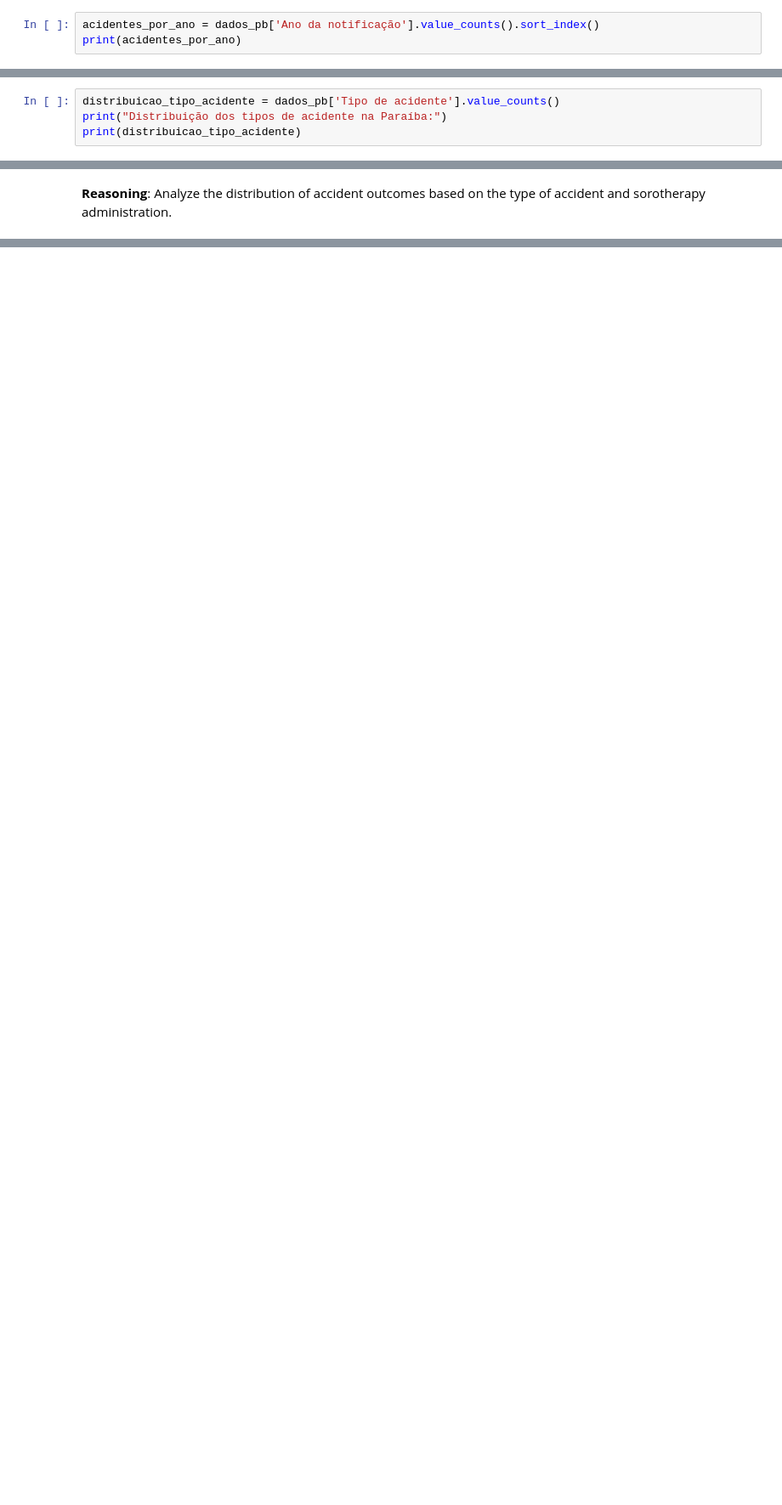
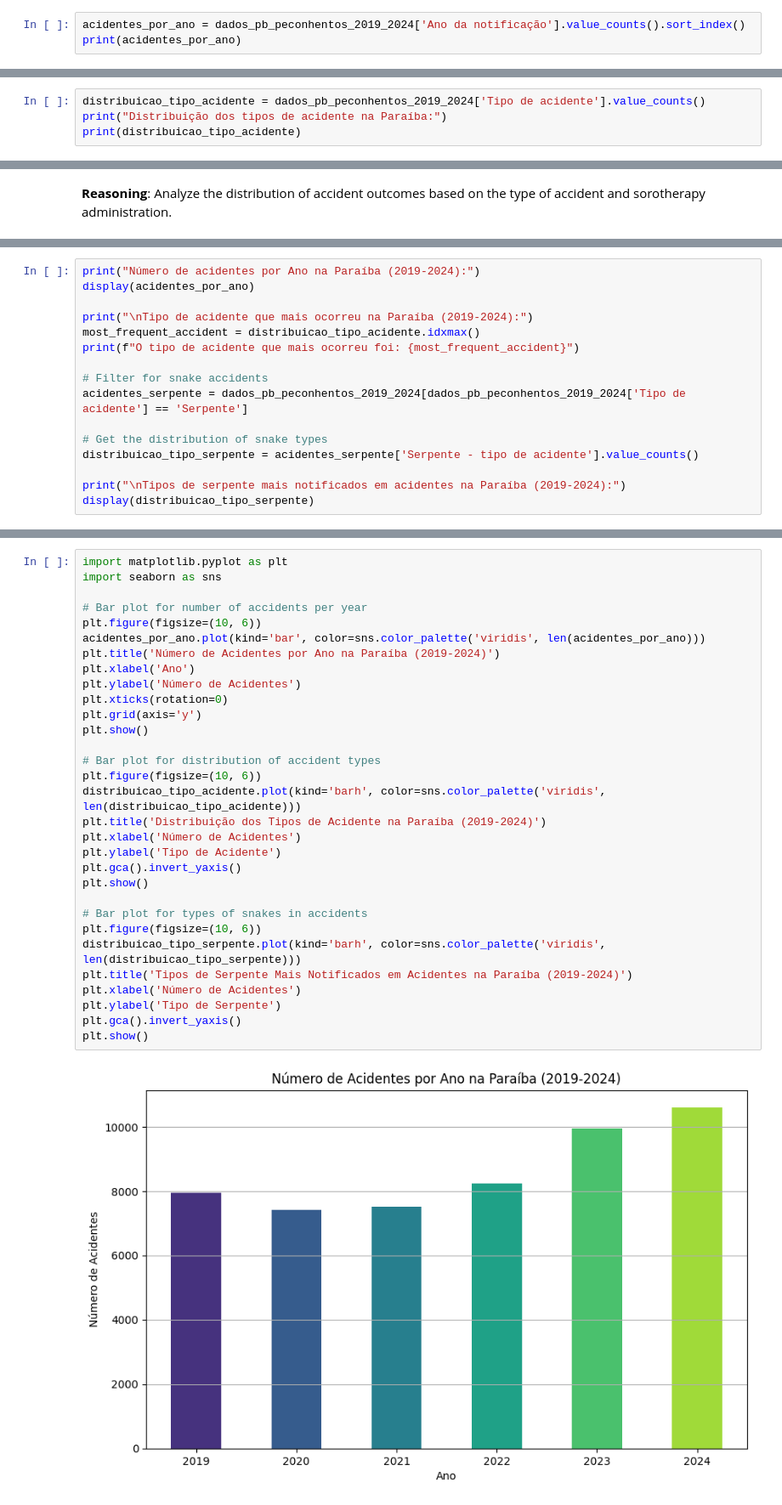
Before and after one commit to fabianosferreira/dataset, a Jupyter notebook: DataSet_Notif_Ofid.ipynb, the cells around one changed output, grey strips where cells are left out. Shown at 85% size. Drawn from its saved outputs; the diff is of its cells as text; blank space fills up the shorter version.

```diff
--- a/DataSet_Notif_Ofid.ipynb
+++ b/DataSet_Notif_Ofid.ipynb
@@ -865,7 +863,7 @@ display(acidentes_joao_pessoa)
 | 1772809 | NaT | 202501 | 2024 | NaN | ... |
 16276 rows × 71 columns
 # %%
-acidentes_por_ano = dados_pb['Ano da notificação'].value_counts().sort_index()
+acidentes_por_ano = dados_pb_peconhentos_2019_2024['Ano da notificação'].value_counts().sort_index()
 print(acidentes_por_ano)
 # %% [output]
 Ano da notificação
@@ -950,5 +948,5 @@ DataFrame 'dados_pb' exported successfully to '/content/dados_pb.csv'
 # %%
-distribuicao_tipo_acidente = dados_pb['Tipo de acidente'].value_counts()
+distribuicao_tipo_acidente = dados_pb_peconhentos_2019_2024['Tipo de acidente'].value_counts()
 print("Distribuição dos tipos de acidente na Paraíba:")
 print(distribuicao_tipo_acidente)
 # %% [output]
@@ -1064,3 +1062,19 @@ plt.grid(True)
 plt.show()
 # %% [output]
 [figure]
+# %%
+print("Número de acidentes por Ano na Paraíba (2019-2024):")
+display(acidentes_por_ano)
+
+print("\nTipo de acidente que mais ocorreu na Paraíba (2019-2024):")
+most_frequent_accident = distribuicao_tipo_acidente.idxmax()
+print(f"O tipo de acidente que mais ocorreu foi: {most_frequent_accident}")
+
+# Filter for snake accidents
+acidentes_serpente = dados_pb_peconhentos_2019_2024[dados_pb_peconhentos_2019_2024['Tipo de acidente'] == 'Serpente']
+
+# Get the distribution of snake types
+distribuicao_tipo_serpente = acidentes_serpente['Serpente - tipo de acidente'].value_counts()
+
+print("\nTipos de serpente mais notificados em acidentes na Paraíba (2019-2024):")
+display(distribuicao_tipo_serpente)
@@ -1066,0 +1105,33 @@ plt.show()
+# %%
+import matplotlib.pyplot as plt
+import seaborn as sns
+
+# Bar plot for number of accidents per year
+plt.figure(figsize=(10, 6))
+acidentes_por_ano.plot(kind='bar', color=sns.color_palette('viridis', len(acidentes_por_ano)))
+plt.title('Número de Acidentes por Ano na Paraíba (2019-2024)')
+plt.xlabel('Ano')
+plt.ylabel('Número de Acidentes')
+plt.xticks(rotation=0)
+plt.grid(axis='y')
+plt.show()
+
+# Bar plot for distribution of accident types
+plt.figure(figsize=(10, 6))
+distribuicao_tipo_acidente.plot(kind='barh', color=sns.color_palette('viridis', len(distribuicao_tipo_acidente)))
+plt.title('Distribuição dos Tipos de Acidente na Paraíba (2019-2024)')
+plt.xlabel('Número de Acidentes')
+plt.ylabel('Tipo de Acidente')
+plt.gca().invert_yaxis()
+plt.show()
+
+# Bar plot for types of snakes in accidents
+plt.figure(figsize=(10, 6))
+distribuicao_tipo_serpente.plot(kind='barh', color=sns.color_palette('viridis', len(distribuicao_tipo_serpente)))
+plt.title('Tipos de Serpente Mais Notificados em Acidentes na Paraíba (2019-2024)')
+plt.xlabel('Número de Acidentes')
+plt.ylabel('Tipo de Serpente')
+plt.gca().invert_yaxis()
+plt.show()
+# %% [output]
+[figure, added]
```
Also changed, not shown: parts of 26 cells of this notebook.
